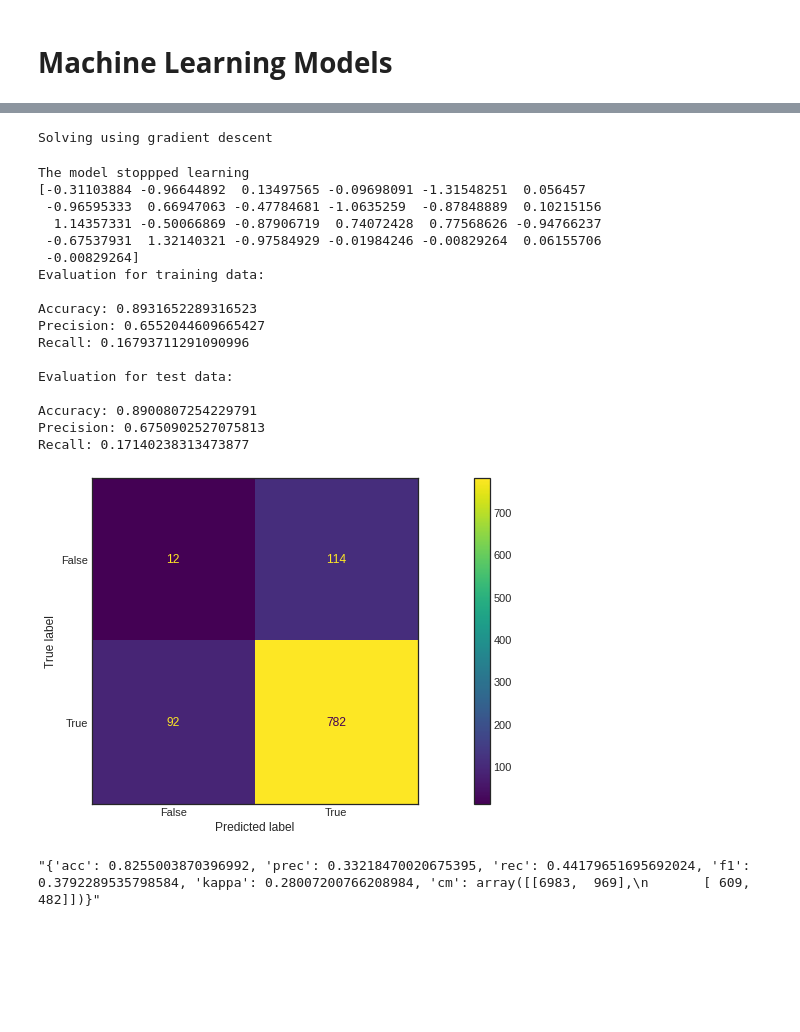
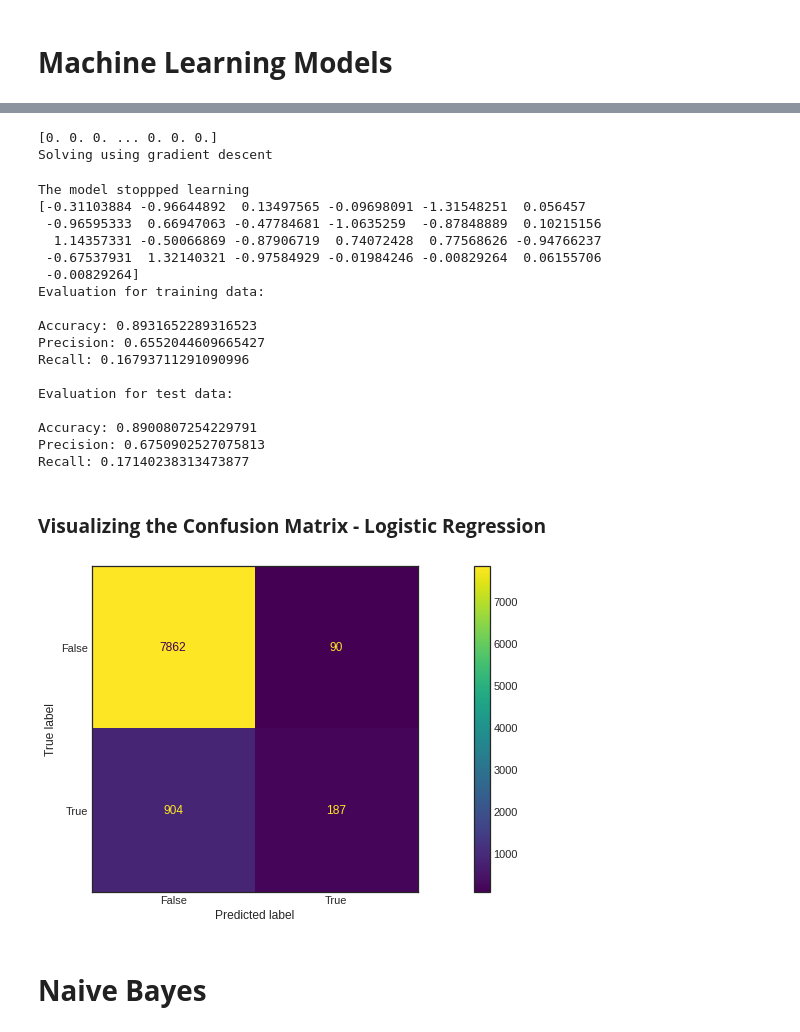
Before and after one commit to palit-ishan/Bank_Marketing_Campaign_Outcome, a Jupyter notebook: ML_Project_Notebook.ipynb, the cells around one changed output, grey strips where cells are left out. Drawn from its saved outputs; the diff is of its cells as text; code cells hidden in the pictures; blank space fills up the shorter version.

```diff
--- a/ML_Project_Notebook.ipynb
+++ b/ML_Project_Notebook.ipynb
@@ -808,3 +810,18 @@ Below we will define a helper function to evaluate each trained model and with t
+# %%
+def confusion_matrix_gen(m,n):
+  import matplotlib.pyplot as plt
+  import numpy
+  from sklearn import metrics
+
+  actual = numpy.random.binomial(1,.9,size = 1000)
+  predicted = numpy.random.binomial(1,.9,size = 1000)
+
+  confusion_matrix = metrics.confusion_matrix(m, n)
+
+  cm_display = metrics.ConfusionMatrixDisplay(confusion_matrix = confusion_matrix, display_labels = [False, True])
+
+  cm_display.plot()
+  plt.show()
 # %%
 class Model_Evaluation:
   def __init__ (self, model, X_test, y_test):
@@ -877,7 +894,8 @@ class LogisticRegression:
     def datasetReader(self):
         train_df,test_df=np.array(self.train_df,dtype=np.float64),np.array(self.test_df,dtype=np.float64)
         self.X_train,self.y_train= train_df[:, :-1],train_df[:, -1]
-        self.X_test,self.y_test= test_df[:, :-1],test_df[:, -1]
+        self.X_test,self.y_test = test_df[:, :-1],test_df[:, -1]
+        #print(self.y_test)
         return self.X_train,self.y_train,self.X_test,self.y_test
 
 
@@ -959,11 +977,12 @@ class LogisticRegression:
         print("Accuracy:",accuracy)
         print("Precision:", precision)
         print("Recall:", recall)
-        return y_test,y_hat_test
+        return self.y_test, y_hat_test
 # %%
 lr=LogisticRegression(train_df = df_bank_ready_preprocessed_train, test_df = df_bank_ready_preprocessed_test,tolerance=0.0005,learningRate=0.0001,maxIteration=10000)
-m = lr.fit()
+actual, predicted = lr.fit()
 # %% [output]
+[0. 0. 0. ... 0. 0. 0.]
 Solving using gradient descent
 The model stoppped learning
 [-0.31103884 -0.96644892  0.13497565 -0.09698091 -1.31548251  0.056457
@@ -982,19 +1001,3 @@ Evaluation for test data:
 Accuracy: 0.8900807254229791
 Precision: 0.6750902527075813
 Recall: 0.17140238313473877
-# %%
-import matplotlib.pyplot as plt
-import numpy
-from sklearn import metrics
-
-actual = numpy.random.binomial(1,.9,size = 1000)
-predicted = numpy.random.binomial(1,.9,size = 1000)
-
-confusion_matrix = metrics.confusion_matrix(actual, predicted)
-
-cm_display = metrics.ConfusionMatrixDisplay(confusion_matrix = confusion_matrix, display_labels = [False, True])
-
-cm_display.plot()
-plt.show()
-# %% [output]
-[figure, removed]
@@ -1003,4 +1004,8 @@ dtc_eval = Model_Evaluation(lr,X_test = df_bank_ready_test.iloc[:, :-1],y_test =
-# %%
-dtc_eval.model_evaluation(lr,X_test = df_bank_ready_test.iloc[:, :-1],y_test = df_bank_ready_test.iloc[:, -1])
-# %% [output]
-"{'acc': 0.8255003870396992, 'prec': 0.33218470020675395, 'rec': 0.44179651695692024, 'f1': 0.3792289535798584, 'kappa': 0.28007200766208984, 'cm': array([[6983,  969],\n       [ 609,  482]])}"
+# %% [markdown]
+### **Visualizing the Confusion Matrix - Logistic Regression**
+# %%
+confusion_matrix_gen(actual,predicted)
+# %% [output]
+[figure, added]
+# %% [markdown]
+# **Naive Bayes**
```
Also changed, not shown: parts of 6 cells of this notebook.
